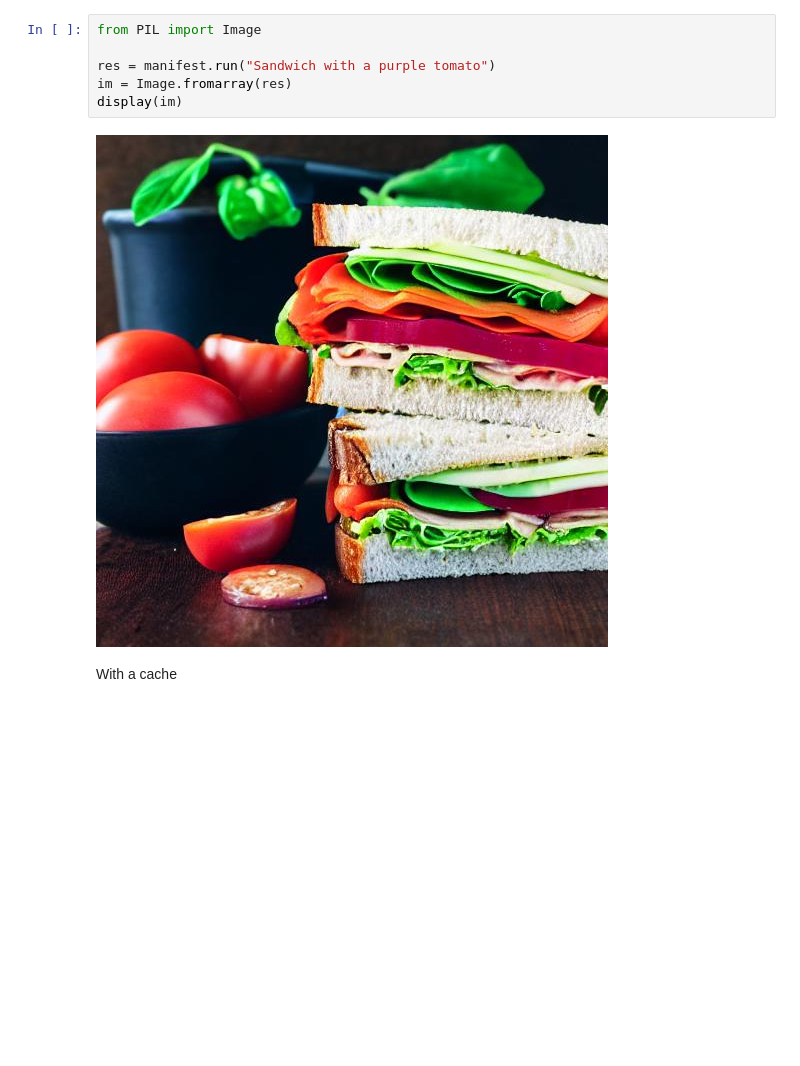
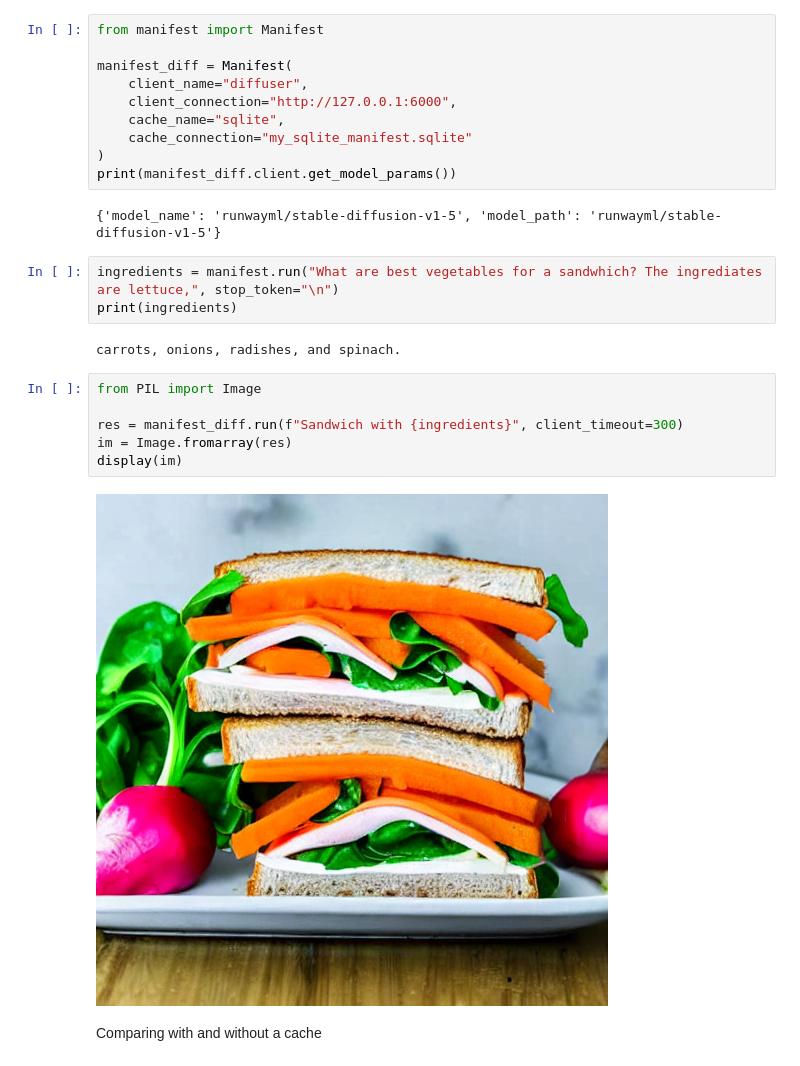
Before and after one commit to HazyResearch/manifest, a Jupyter notebook: examples/manifest_diffusers.ipynb, the cells around one changed output. Cells and saved outputs as stored; diff of their text form; blank space fills up the shorter version.

```diff
--- a/examples/manifest_diffusers.ipynb
+++ b/examples/manifest_diffusers.ipynb
@@ -17,13 +33,30 @@ manifest = Manifest(
+# %%
+from manifest import Manifest
+
+manifest_diff = Manifest(
+    client_name="diffuser",
+    client_connection="http://127.0.0.1:6000",
+    cache_name="sqlite",
+    cache_connection="my_sqlite_manifest.sqlite"
+)
+print(manifest_diff.client.get_model_params())
+# %% [output]
+{'model_name': 'runwayml/stable-diffusion-v1-5', 'model_path': 'runwayml/stable-diffusion-v1-5'}
+# %%
+ingredients = manifest.run("What are best vegetables for a sandwhich? The ingrediates are lettuce,", stop_token="\n")
+print(ingredients)
+# %% [output]
+carrots, onions, radishes, and spinach.
 # %%
 from PIL import Image
 
-res = manifest.run("Sandwich with a purple tomato")
+res = manifest_diff.run(f"Sandwich with {ingredients}", client_timeout=300)
 im = Image.fromarray(res)
 display(im)
 # %% [output]
-[figure, old version]
+[figure, new version]
-# %% [markdown]
-With a cache
+# %% [markdown]
+Comparing with and without a cache
 # %%
 import time
 import numpy as np
```
Also changed, not shown: parts of 10 cells of this notebook, 13 other files.
